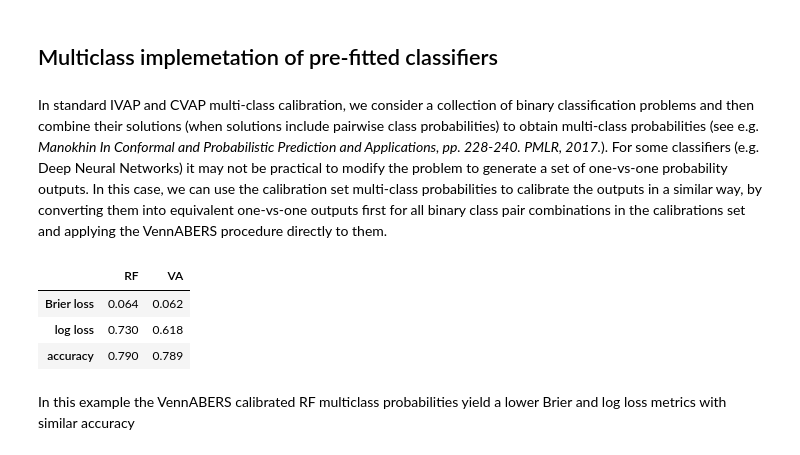
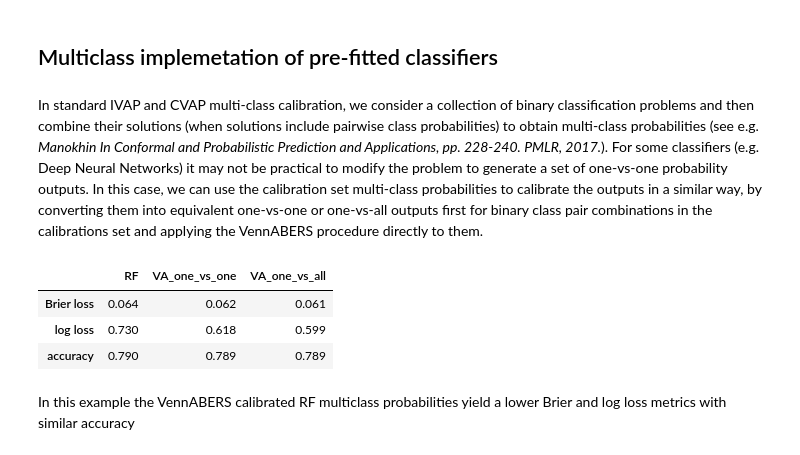
Before and after one commit to ip200/venn-abers, a Jupyter notebook: examples/multiclass_classification.ipynb, the cells around one changed output. Saved outputs shown, nothing was run; the diff lists cells and outputs as text; code cells hidden in the pictures.

Commit message:
one-vs-all functionality for pre-fitted VennABERS calibration

```diff
--- a/examples/multiclass_classification.ipynb
+++ b/examples/multiclass_classification.ipynb
@@ -320,7 +319,7 @@ Overall, in this example, IVAP and CVAP calibrators achieve highest overall accu
 # %% [markdown]
 In standard IVAP and CVAP multi-class calibration, we consider a collection of binary
 classification problems and then combine their solutions (when solutions include pairwise
-class probabilities) to obtain multi-class probabilities (see e.g. *Manokhin In Conformal and Probabilistic Prediction and Applications, pp. 228-240. PMLR, 2017.*). For some classifiers (e.g. Deep Neural Networks) it may not be practical to modify the problem to generate a set of one-vs-one probability outputs. In this case, we can use the calibration set multi-class probabilities to calibrate the outputs in a similar way, by converting them into equivalent one-vs-one outputs first for all binary class pair combinations in the calibrations set and applying the VennABERS procedure directly to them.
+class probabilities) to obtain multi-class probabilities (see e.g. *Manokhin In Conformal and Probabilistic Prediction and Applications, pp. 228-240. PMLR, 2017.*). For some classifiers (e.g. Deep Neural Networks) it may not be practical to modify the problem to generate a set of one-vs-one probability outputs. In this case, we can use the calibration set multi-class probabilities to calibrate the outputs in a similar way, by converting them into equivalent one-vs-one or one-vs-all outputs first for binary class pair combinations in the calibrations set and applying the VennABERS procedure directly to them.
 # %%
 # create a synthetic dataset
 
@@ -351,43 +350,54 @@ y_test_one_hot = lb.fit_transform(y_test)
 # fit a Random Forest classifier to the proper training set
 # and generate calibration and test set probabilities
 
 clf = RandomForestClassifier(random_state=rand_seed)
 
 clf.fit(X_train_proper, y_train_proper)
 p_cal = clf.predict_proba(X_cal)
 p_test = clf.predict_proba(X_test)
 y_pred = clf.predict(X_test)
 
 # fit a VennAbers calibrator using the calibration set and generate calibrated test set
 # probabilities (note this is done using a single command) and corresponding predictions
+# please also note you can specify one_vs_one or one_vs_all settings for VennABERS calibration
 
 va = VennAbersCalibrator()
+p_prime_one_vs_one, p0p1_one_vs_one = va.predict_proba(
+    p_cal=p_cal, y_cal=y_cal, p_test=p_test, p0_p1_output=True, va_type = 'one_vs_one')
+y_prime_one_vs_one = va.predict(
+    p_cal=p_cal, y_cal=y_cal, p_test=p_test, one_hot=False)
 
-p_prime, p0p1 = va.predict_proba(
-    p_cal=p_cal, y_cal=y_cal, p_test=p_test, p0_p1_output=True)
 
-y_prime = va.predict(
+va = VennAbersCalibrator()
+p_prime_one_vs_all, p0p1_one_vs_all = va.predict_proba(
+    p_cal=p_cal, y_cal=y_cal, p_test=p_test, p0_p1_output=True, va_type = 'one_vs_all')
+y_prime_one_vs_all = va.predict(
     p_cal=p_cal, y_cal=y_cal, p_test=p_test, one_hot=False)
 
 # compare log loss, Brier loss and accuracy
 
 stat_list = {}
 stat_list['RF'] = [
     brier_loss_calc(y_test_one_hot, p_test),
     log_loss(y_test, p_test),
     accuracy_score(y_test, y_pred)]
 
-stat_list['VA'] = [
-    brier_loss_calc(y_test_one_hot, p_prime),
-    log_loss(y_test, p_prime),
-    accuracy_score(y_test, y_prime)]
+stat_list['VA_one_vs_one'] = [
+    brier_loss_calc(y_test_one_hot, p_prime_one_vs_one),
+    log_loss(y_test, p_prime_one_vs_one),
+    accuracy_score(y_test, y_prime_one_vs_one)]
+
+stat_list['VA_one_vs_all'] = [
+    brier_loss_calc(y_test_one_hot, p_prime_one_vs_all),
+    log_loss(y_test, p_prime_one_vs_all),
+    accuracy_score(y_test, y_prime_one_vs_all)]
 
 stat_df = pd.DataFrame(stat_list, index = ['Brier loss', 'log loss', 'accuracy'])
 stat_df.round(3)
 # %% [output]
-|  | RF | VA |
-| Brier loss | 0.064 | 0.062 |
-| log loss | 0.730 | 0.618 |
-| accuracy | 0.790 | 0.789 |
+|  | RF | VA_one_vs_one | VA_one_vs_all |
+| Brier loss | 0.064 | 0.062 | 0.061 |
+| log loss | 0.730 | 0.618 | 0.599 |
+| accuracy | 0.790 | 0.789 | 0.789 |
 # %% [markdown]
 In this example the VennABERS calibrated RF multiclass probabilities yield a lower Brier and log loss metrics with similar accuracy
```
Also changed, not shown: parts of 10 cells of this notebook, 4 other files.
